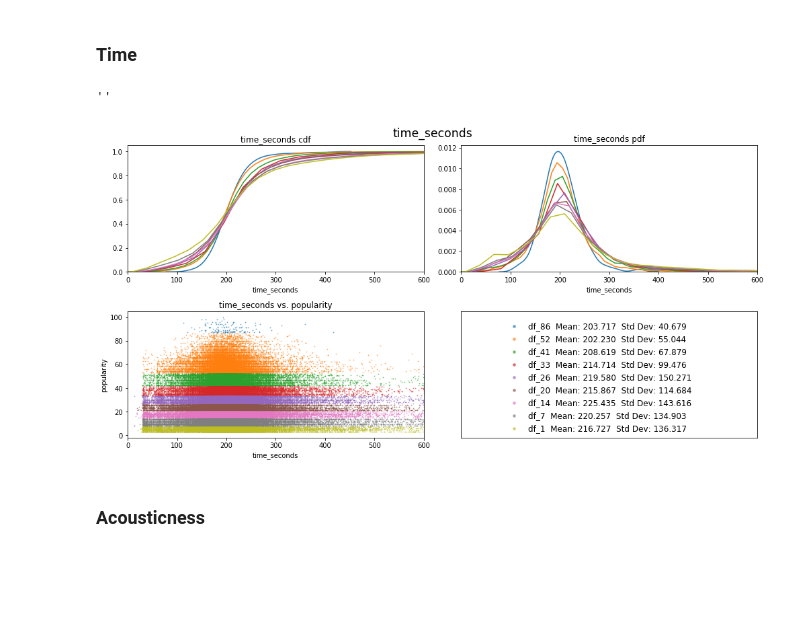
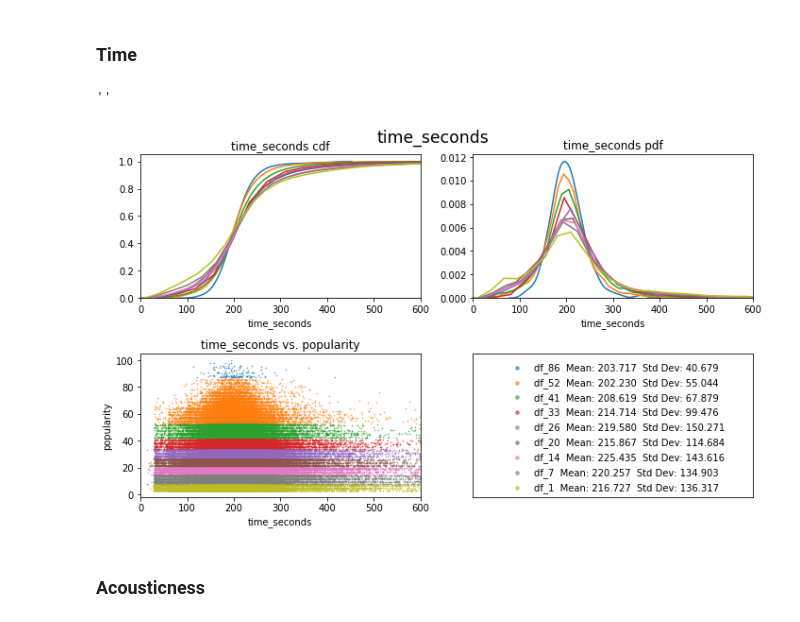
Before and after one commit to brentthayer1/capstone1, a Jupyter notebook: capstone1_eda.ipynb, the cells around one changed output. Cells and saved outputs as stored; diff of their text form; code cells hidden in the pictures; blank space fills up the shorter version.

Commit message:
change plot size

```diff
--- a/capstone1_eda.ipynb
+++ b/capstone1_eda.ipynb
@@ -254,16 +254,16 @@ df_1:    Songs:9521
 # %%
 attribute = 'time_seconds'
 against = 'popularity'
 low, high = 0, 600
-fs = (14,7)
+fs = (10,6)
 
 cs1.master_plotter(df_lst, df_name_lst, attribute, against, low, high, fs)
 plt.suptitle(attribute, fontsize='xx-large', y=1)
-# plt.savefig(f'{attribute}.png', format='png')
+plt.savefig(f'{attribute}.png', format='png')
 ;
 # %% [output]
 ''
-[figure, old version]
+[figure, new version]
 # %% [markdown]
 ### Acousticness
 # %%
```
Also changed, not shown: parts of 7 cells of this notebook, 22 other files.
